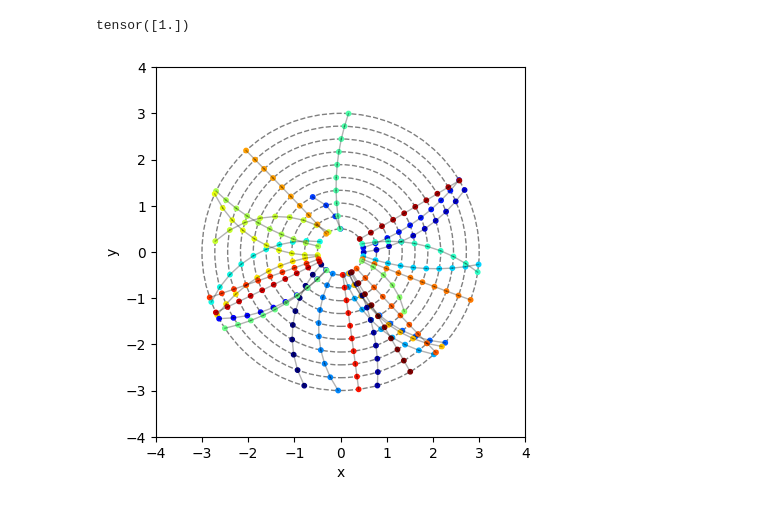
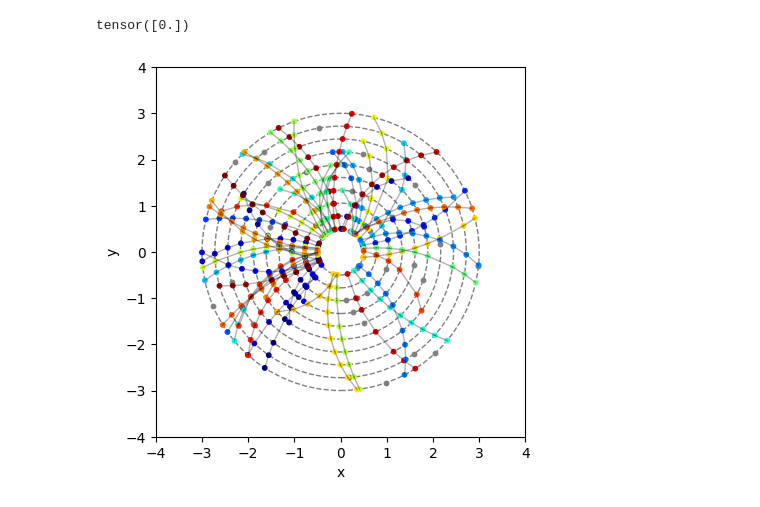
Before and after one commit to ryanliu30/gtrack, a Jupyter notebook: notebooks/debug.ipynb, the cells around one changed output. Cells and saved outputs as stored; diff of their text form; code cells hidden in the pictures.

```diff
--- a/notebooks/debug.ipynb
+++ b/notebooks/debug.ipynb
@@ -10,18 +10,18 @@ from gtrack.utils import TracksDataset, collate_fn
 from torch.utils.data import DataLoader
 # %%
 event = next(TracksDataset(
-    hole_inefficiency= 0.,
+    hole_inefficiency= 0.1,
     d0= 0.1,
-    noise= 0.,
-    minbias_num_dist= [25, None, "poisson"],
+    noise= 0.1,
+    minbias_num_dist= [50, None, "poisson"],
     minbias_pt_dist= [1, 5],
-    pileup_num_dist= [20, None, "poisson"],
+    pileup_num_dist= [45, None, "poisson"],
     pileup_pt_dist= [1, 5],
     hard_proc_num_dist= [5, None, "poisson"],
     hard_proc_pt_dist= [100, 5, "normal"],
 ))
 print(event[2])
 event[3].display()
 # %% [output]
-tensor([1.])
+tensor([0.])
-[figure, old version]
+[figure, new version]
```
Also changed, not shown: 5 other files.
